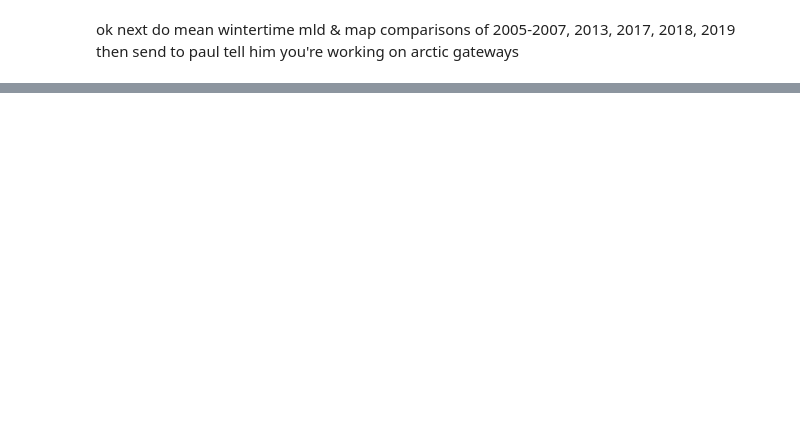
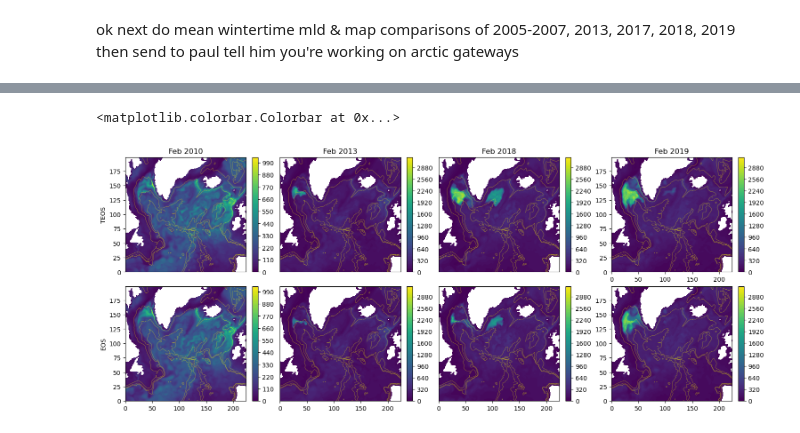
Before and after one commit to gekirkpatrick/NEMO-Analysis-Base-Scripts, a Jupyter notebook: mldteos.ipynb, the cells around one changed output, grey strips where cells are left out. Drawn from its saved outputs; the diff is of its cells as text; code cells hidden in the pictures; blank space fills up the shorter version.

```diff
--- a/mldteos.ipynb
+++ b/mldteos.ipynb
@@ -292,3 +156,5 @@ plt.plot(years, teosm-eosm)
 ok next do mean wintertime mld & map comparisons of 2005-2007, 2013, 2017, 2018, 2019
 then send to paul
 tell him you're working on arctic gateways
+# %%
+bath = bathy['Bathymetry'][250:450, 150:375]
@@ -294,0 +226,56 @@ tell him you're working on arctic gateways
+# %%
+fig, axes = plt.subplots(2,4, layout='constrained', figsize = (15, 6))
+
+axes[0,0].set_xticklabels([])
+axes[0,0].set_xticks([])
+axes[0,1].set_xticklabels([])
+axes[0,1].set_xticks([])
+axes[0,2].set_xticklabels([])
+axes[0,2].set_xticks([])
+
+axes[0,1].set_yticklabels([])
+axes[0,1].set_yticks([])
+axes[0,2].set_yticklabels([])
+axes[0,2].set_yticks([])
+
+axes[1,1].set_yticklabels([])
+axes[1,1].set_yticks([])
+axes[1,2].set_yticklabels([])
+axes[1,2].set_yticks([])
+
+axes[0,0].set_title('Feb 2010')
+n = axes[0,0].contourf(np.where(land_mask, teosmy[2010][2,:,:], np.nan), np.arange(0, 1050, 10))
+axes[0,0].contour(bath, [1000, 3000, 3500], colors = 'yellow', alpha = .5, linewidths=.5)
+axes[0,0].set_ylabel('TEOS')
+m = axes[1,0].contourf(np.where(land_mask, eosmy[2010][2, :,:], np.nan), np.arange(0, 1050, 10))
+axes[1,0].contour(bath, [1000, 3000, 3500], colors = 'yellow', alpha = .5, linewidths=.5)
+axes[1,0].set_ylabel('EOS')
+fig.colorbar(n, ax=axes[0,0])
+fig.colorbar(m, ax=axes[1,0])
+
+axes[0,1].set_title('Feb 2013')
+o= axes[0,1].contourf(np.where(land_mask, teosmy[2013][2,:,:], np.nan), np.arange(0, 3200, 32))
+axes[0,1].contour(bath, [1000, 3000, 3500], colors = 'yellow', alpha = .5, linewidths=.5)
+p =axes[1,1].contourf(np.where(land_mask, eosmy[2013][2, :,:], np.nan), np.arange(0, 3200, 32))
+axes[1,1].contour(bath, [1000, 3000, 3500], colors = 'yellow', alpha = .5, linewidths=.5)
+fig.colorbar(o, ax=axes[0,1])
+fig.colorbar(p, ax=axes[1,1])
+
+axes[0,2].set_title('Feb 2018')
+q=axes[0,2].contourf(np.where(land_mask, teosmy[2018][2,:,:], np.nan), np.arange(0, 3200, 32))
+axes[0,2].contour(bath, [1000, 3000, 3500], colors = 'yellow', alpha = .5, linewidths=.5)
+r=axes[1,2].contourf(np.where(land_mask, eosmy[2018][2,:,:], np.nan), np.arange(0, 3200, 32) )
+axes[1,2].contour(bath, [1000, 3000, 3500], colors = 'yellow', alpha = .5, linewidths=.5)
+fig.colorbar(q, ax=axes[0,2])
+fig.colorbar(r, ax=axes[1,2])
+
+axes[0,3].set_title('Feb 2019')
+s=axes[0,3].contourf(np.where(land_mask, teosmy[2019][2,:,:], np.nan), np.arange(0, 3200, 32))
+axes[0,3].contour(bath, [1000, 3000, 3500], colors = 'yellow', alpha = .5, linewidths=.5)
+t=axes[1,3].contourf(np.where(land_mask, eosmy[2019][2, :,:], np.nan), np.arange(0, 3200, 32))
+axes[1,3].contour(bath, [1000, 3000, 3500], colors = 'yellow', alpha = .5, linewidths=.5)
+fig.colorbar(s, ax=axes[0,3])
+fig.colorbar(t, ax=axes[1,3])
+# %% [output]
+<matplotlib.colorbar.Colorbar at 0x...>
+[figure, added]
```
Also changed, not shown: parts of 22 cells of this notebook, 13 other files.
